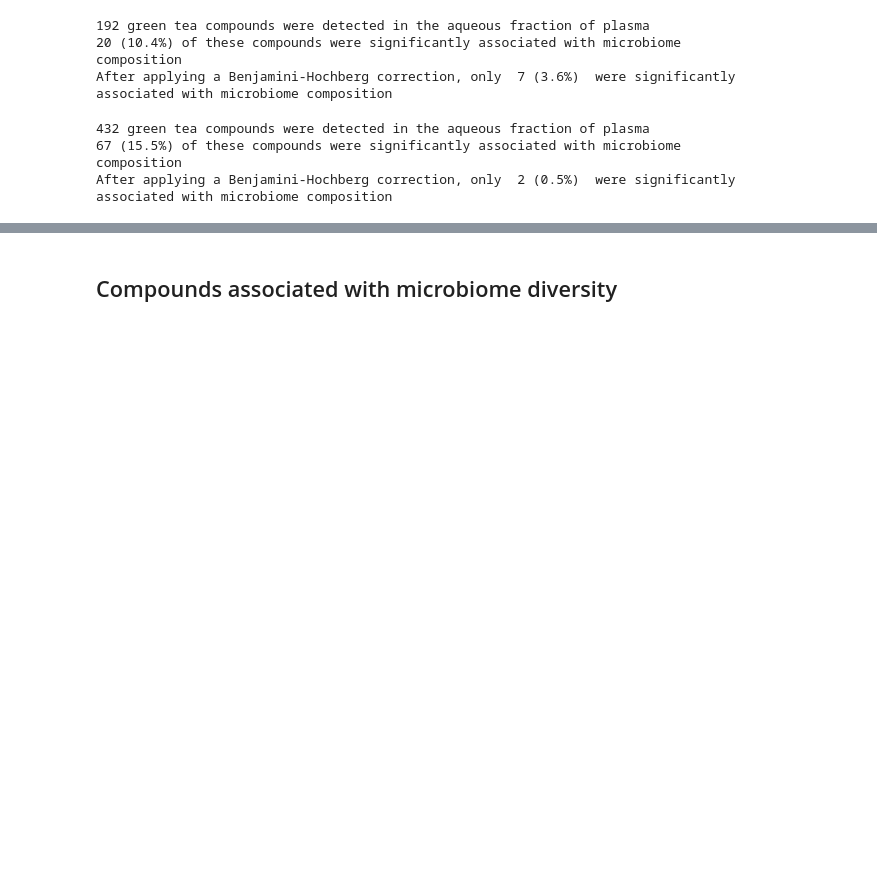
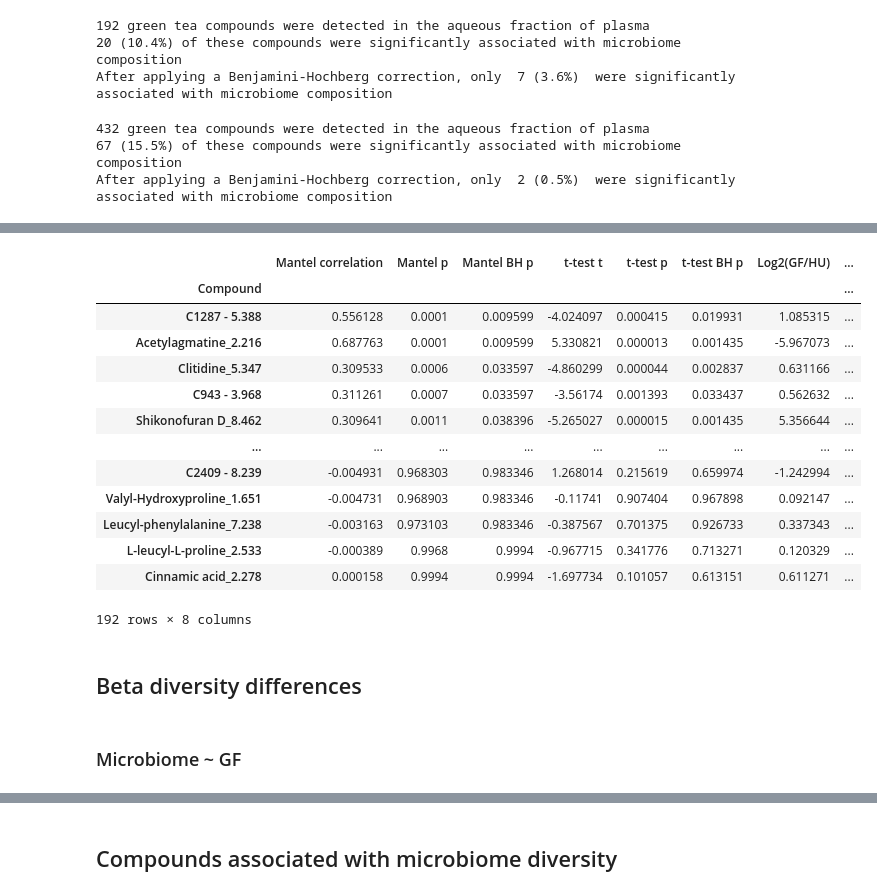
Before and after one commit to sterrettJD/GT-micro-metabo, a Jupyter notebook: analysis/GT_in_plasma.ipynb, the cells around one changed output, grey strips where cells are left out. Drawn from its saved outputs; the diff is of its cells as text; code cells hidden in the pictures; blank space fills up the shorter version.

```diff
--- a/analysis/GT_in_plasma.ipynb
+++ b/analysis/GT_in_plasma.ipynb
@@ -1078,0 +1079,21 @@ aqueous_composition_results.sort_values(by="Mantel p").to_csv("Aqueous_mantel_tt
+# %%
+aqueous_composition_results.sort_values(by="Mantel p")
+# %% [output]
+|  | Mantel correlation | Mantel p | Mantel BH p | t-test t | t-test p | t-test BH p | Log2(GF/HU) | ... |
+| Compound |  |  |  |  |  |  |  | ... |
+| C1287 - 5.388 | 0.556128 | 0.0001 | 0.009599 | -4.024097 | 0.000415 | 0.019931 | 1.085315 | ... |
+| Acetylagmatine_2.216 | 0.687763 | 0.0001 | 0.009599 | 5.330821 | 0.000013 | 0.001435 | -5.967073 | ... |
+| Clitidine_5.347 | 0.309533 | 0.0006 | 0.033597 | -4.860299 | 0.000044 | 0.002837 | 0.631166 | ... |
+| C943 - 3.968 | 0.311261 | 0.0007 | 0.033597 | -3.56174 | 0.001393 | 0.033437 | 0.562632 | ... |
+| Shikonofuran D_8.462 | 0.309641 | 0.0011 | 0.038396 | -5.265027 | 0.000015 | 0.001435 | 5.356644 | ... |
+| ... | ... | ... | ... | ... | ... | ... | ... | ... |
+| C2409 - 8.239 | -0.004931 | 0.968303 | 0.983346 | 1.268014 | 0.215619 | 0.659974 | -1.242994 | ... |
+| Valyl-Hydroxyproline_1.651 | -0.004731 | 0.968903 | 0.983346 | -0.11741 | 0.907404 | 0.967898 | 0.092147 | ... |
+| Leucyl-phenylalanine_7.238 | -0.003163 | 0.973103 | 0.983346 | -0.387567 | 0.701375 | 0.926733 | 0.337343 | ... |
+| L-leucyl-L-proline_2.533 | -0.000389 | 0.9968 | 0.9994 | -0.967715 | 0.341776 | 0.713271 | 0.120329 | ... |
+| Cinnamic acid_2.278 | 0.000158 | 0.9994 | 0.9994 | -1.697734 | 0.101057 | 0.613151 | 0.611271 | ... |
+192 rows × 8 columns
+# %% [markdown]
+## Beta diversity differences
+# %% [markdown]
+### Microbiome ~ GF
```
Also changed, not shown: parts of 14 cells of this notebook.
